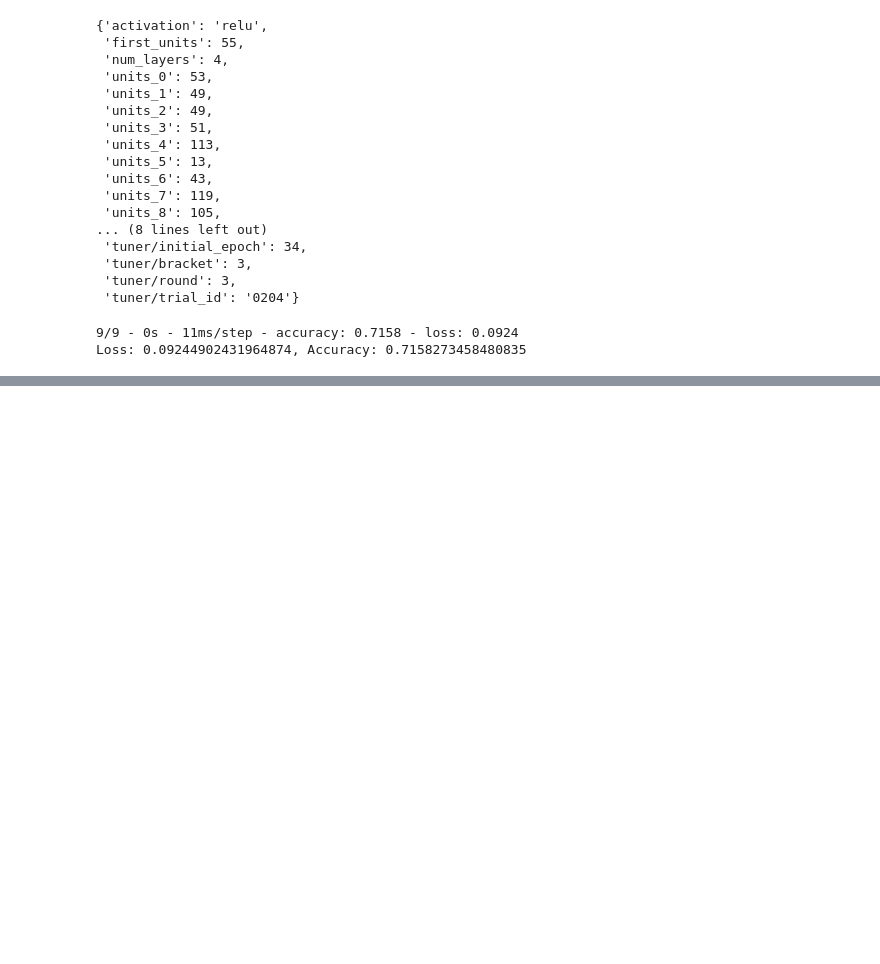
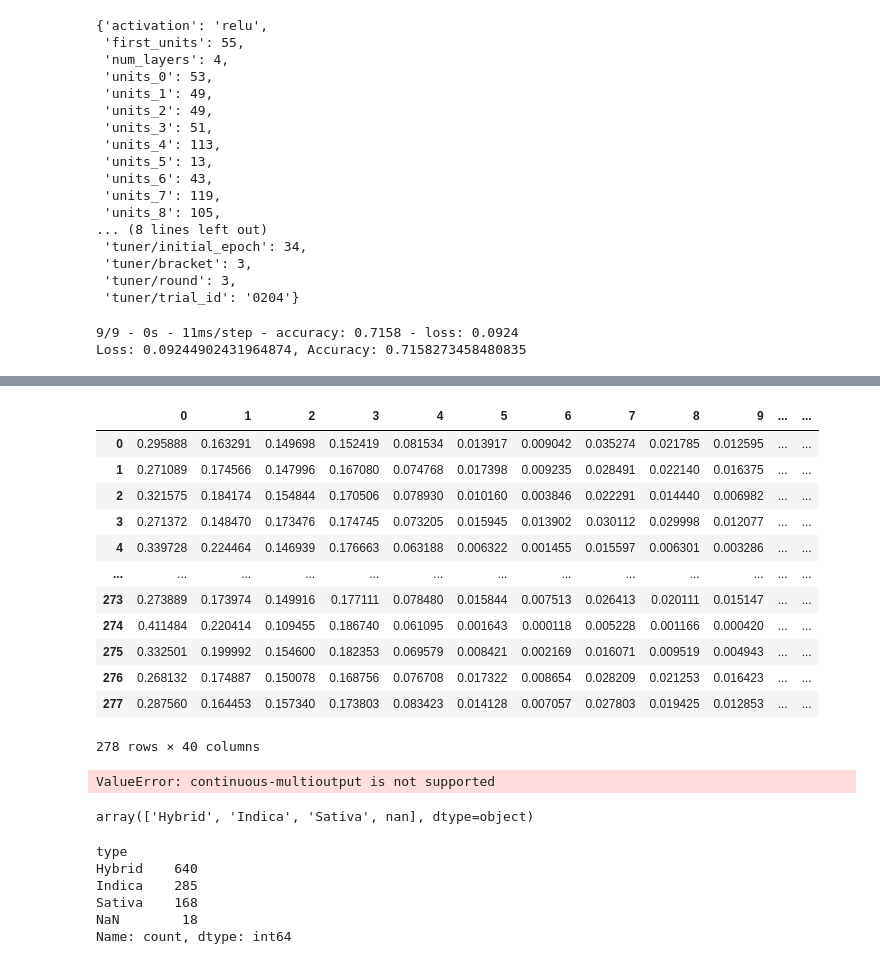
Before and after one commit to JustifiedTB/group-project-3, a Jupyter notebook: kunesh.ipynb, the cells around one changed output, grey strips where cells are left out. Saved outputs shown, nothing was run; the diff lists cells and outputs as text; code cells hidden in the pictures; blank space fills up the shorter version.

```diff
--- a/kunesh.ipynb
+++ b/kunesh.ipynb
@@ -795,3 +766,6 @@ print(f"Loss: {model_loss_ill}, Accuracy: {model_accuracy_ill}")
 # %% [output]
 9/9 - 0s - 11ms/step - accuracy: 0.7158 - loss: 0.0924
 Loss: 0.09244902431964874, Accuracy: 0.7158273458480835
+# %%
+predictions = best_model_illnesses.predict(X_test, verbose=2)
+predictions
@@ -798,3 +805,38 @@ Loss: 0.09244902431964874, Accuracy: 0.7158273458480835
+# %%
+predictions_df = pd.DataFrame(data=predictions)
+predictions_df
+# %% [output]
+|  | 0 | 1 | 2 | 3 | 4 | 5 | 6 | 7 | 8 | 9 | ... | ... |
+| 0 | 0.295888 | 0.163291 | 0.149698 | 0.152419 | 0.081534 | 0.013917 | 0.009042 | 0.035274 | 0.021785 | 0.012595 | ... | ... |
+| 1 | 0.271089 | 0.174566 | 0.147996 | 0.167080 | 0.074768 | 0.017398 | 0.009235 | 0.028491 | 0.022140 | 0.016375 | ... | ... |
+| 2 | 0.321575 | 0.184174 | 0.154844 | 0.170506 | 0.078930 | 0.010160 | 0.003846 | 0.022291 | 0.014440 | 0.006982 | ... | ... |
+| 3 | 0.271372 | 0.148470 | 0.173476 | 0.174745 | 0.073205 | 0.015945 | 0.013902 | 0.030112 | 0.029998 | 0.012077 | ... | ... |
+| 4 | 0.339728 | 0.224464 | 0.146939 | 0.176663 | 0.063188 | 0.006322 | 0.001455 | 0.015597 | 0.006301 | 0.003286 | ... | ... |
+| ... | ... | ... | ... | ... | ... | ... | ... | ... | ... | ... | ... | ... |
+| 273 | 0.273889 | 0.173974 | 0.149916 | 0.177111 | 0.078480 | 0.015844 | 0.007513 | 0.026413 | 0.020111 | 0.015147 | ... | ... |
+| 274 | 0.411484 | 0.220414 | 0.109455 | 0.186740 | 0.061095 | 0.001643 | 0.000118 | 0.005228 | 0.001166 | 0.000420 | ... | ... |
+| 275 | 0.332501 | 0.199992 | 0.154600 | 0.182353 | 0.069579 | 0.008421 | 0.002169 | 0.016071 | 0.009519 | 0.004943 | ... | ... |
+| 276 | 0.268132 | 0.174887 | 0.150078 | 0.168756 | 0.076708 | 0.017322 | 0.008654 | 0.028209 | 0.021253 | 0.016423 | ... | ... |
+| 277 | 0.287560 | 0.164453 | 0.157340 | 0.173803 | 0.083423 | 0.014128 | 0.007057 | 0.027803 | 0.019425 | 0.012853 | ... | ... |
+278 rows × 40 columns
+# %%
+from sklearn.metrics import classification_report
+print(classification_report(y_illnesses_test, predictions_df))
+# %% [output]
+ValueError: continuous-multioutput is not supported
 # %%
 file_path_illnesses = Path('illnesses-tuner-best-model.keras')
 best_model_illnesses.save(file_path_illnesses)
+# %%
+joined_data['type'].unique()
+# %% [output]
+array(['Hybrid', 'Indica', 'Sativa', nan], dtype=object)
+# %%
+joined_data['type'].value_counts(dropna=False)
+# %% [output]
+type
+Hybrid    640
+Indica    285
+Sativa    168
+NaN        18
+Name: count, dtype: int64
```
Also changed, not shown: parts of 21 cells of this notebook, 2 other files.
